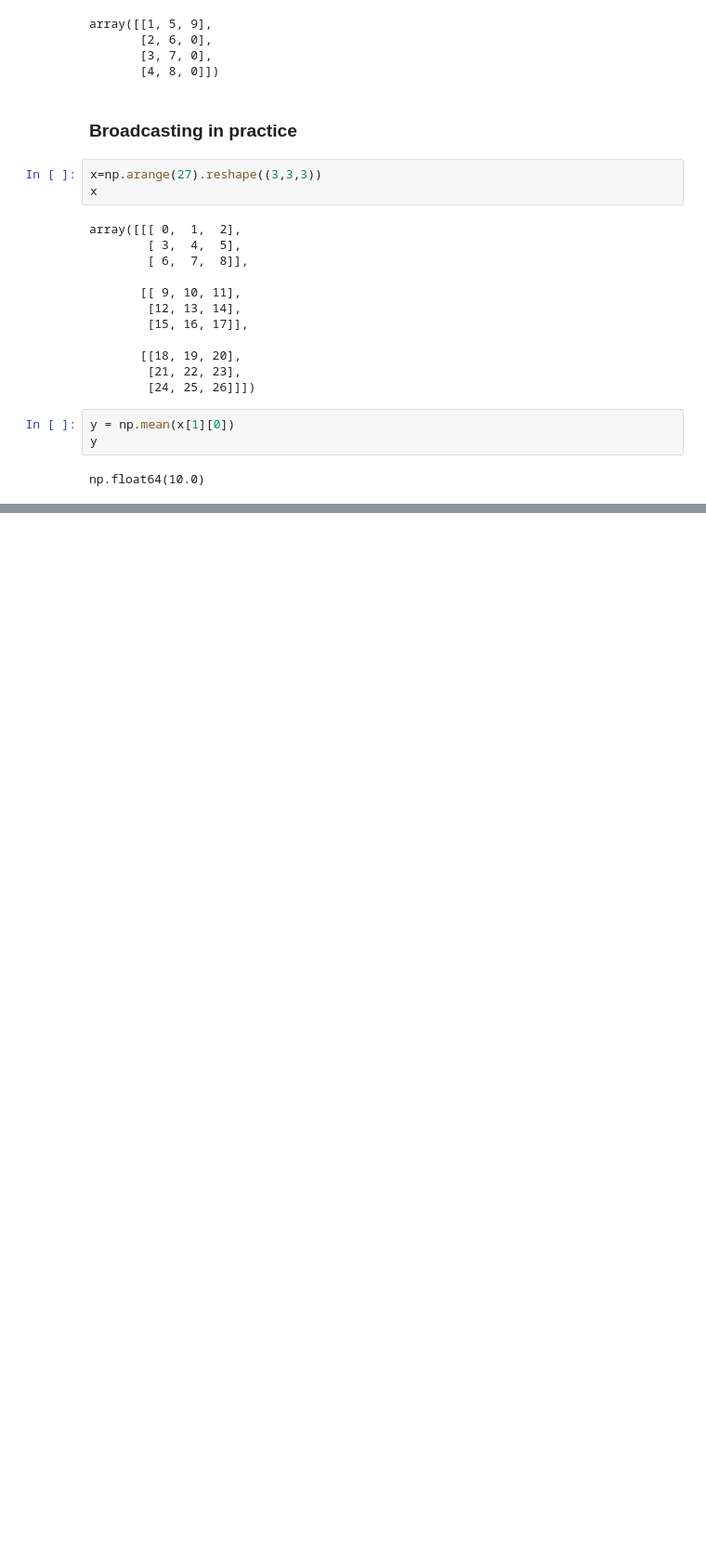
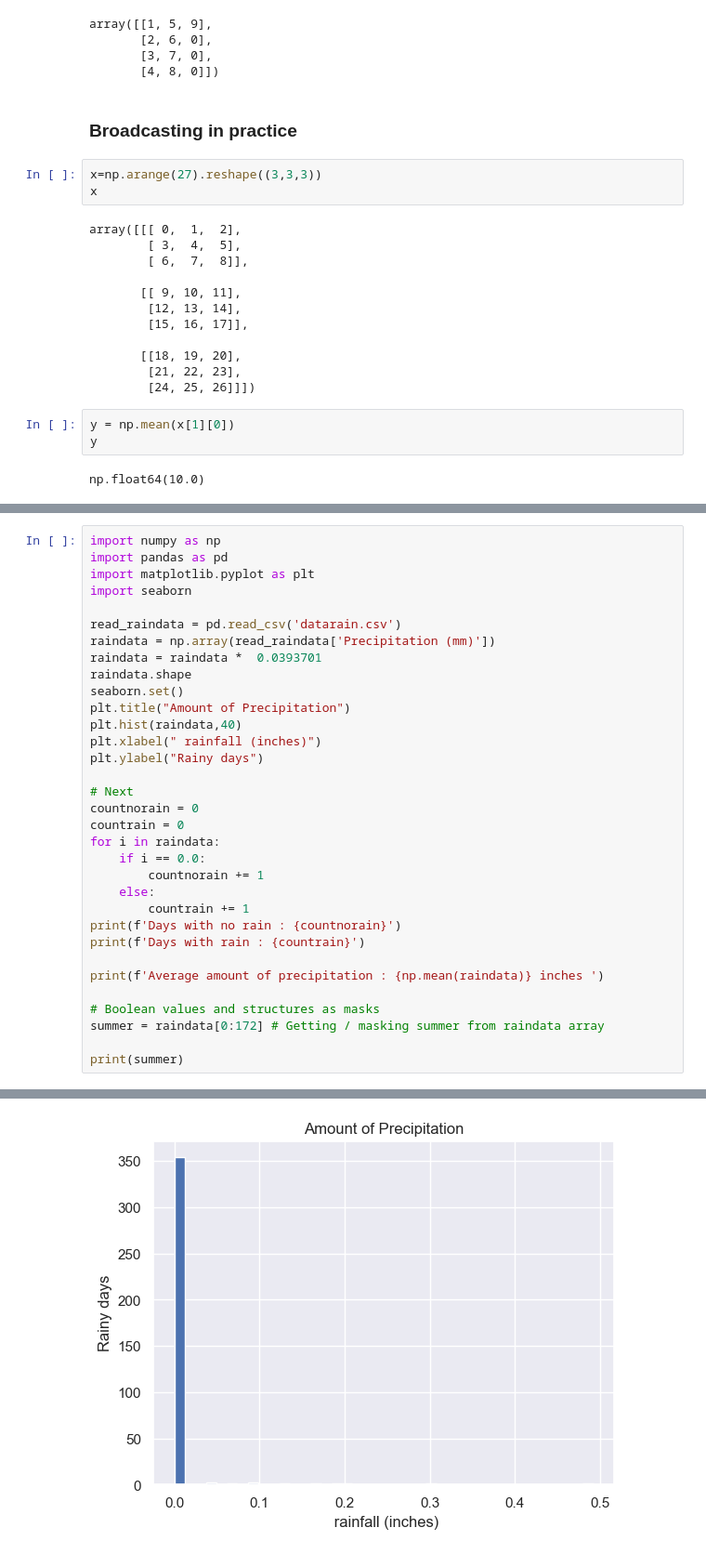
Before and after one commit to HerbSek/Learning-Data-Science, a Jupyter notebook: numpy.ipynb, the cells around one changed output, grey strips where cells are left out. Shown at 93% size. Saved outputs shown, nothing was run; the diff lists cells and outputs as text; blank space fills up the shorter version.

Commit message:
working on rain data

```diff
--- a/numpy.ipynb
+++ b/numpy.ipynb
@@ -385,0 +387,34 @@ plt.colorbar()
+# %%
+import numpy as np
+import pandas as pd
+import matplotlib.pyplot as plt
+import seaborn
+
+read_raindata = pd.read_csv('datarain.csv')
+raindata = np.array(read_raindata['Precipitation (mm)'])
+raindata = raindata *  0.0393701
+raindata.shape
+seaborn.set()
+plt.title("Amount of Precipitation")
+plt.hist(raindata,40)
+plt.xlabel(" rainfall (inches)")
+plt.ylabel("Rainy days")
+
+# Next
+countnorain = 0
+countrain = 0
+for i in raindata:
+    if i == 0.0:
+        countnorain += 1
+    else:
+        countrain += 1
+print(f'Days with no rain : {countnorain}')
+print(f'Days with rain : {countrain}')
+
+print(f'Average amount of precipitation : {np.mean(raindata)} inches ')
+
+# Boolean values and structures as masks
+summer = raindata[0:172] # Getting / masking summer from raindata array
+
+print(summer)
+# %% [output]
@@ -385,0 +438 @@ plt.colorbar()
+[figure, added]
```
Also changed, not shown: parts of 3 cells of this notebook, 1 other file.
